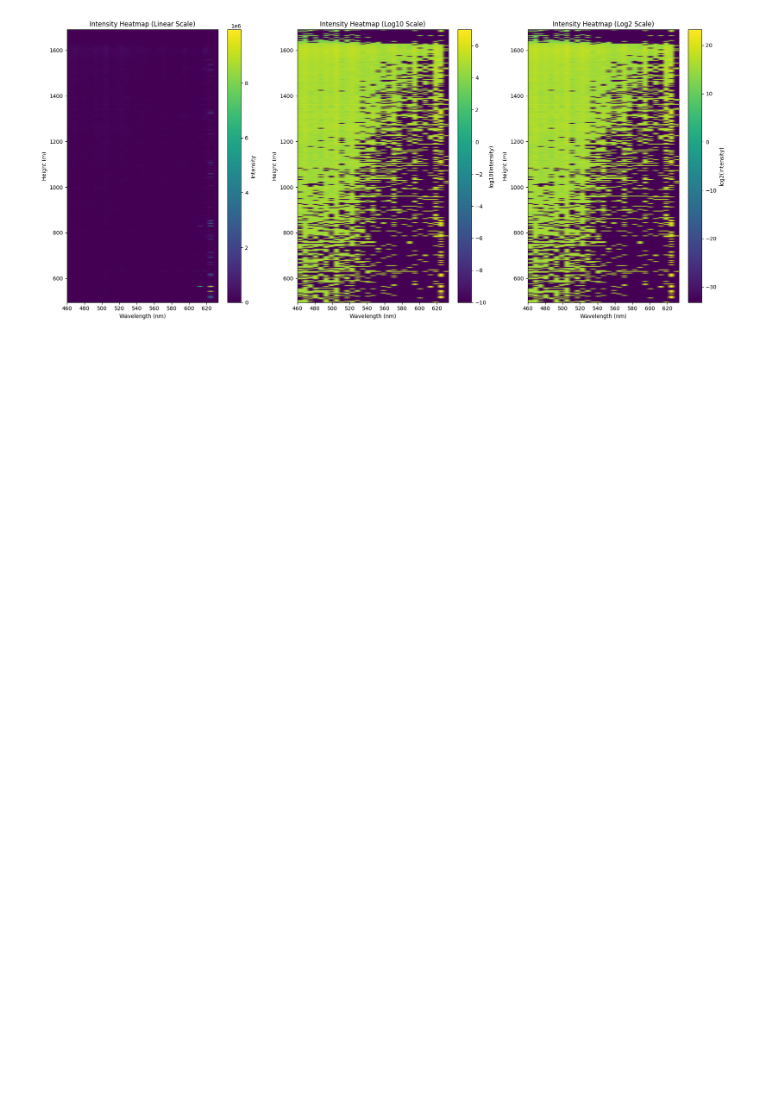
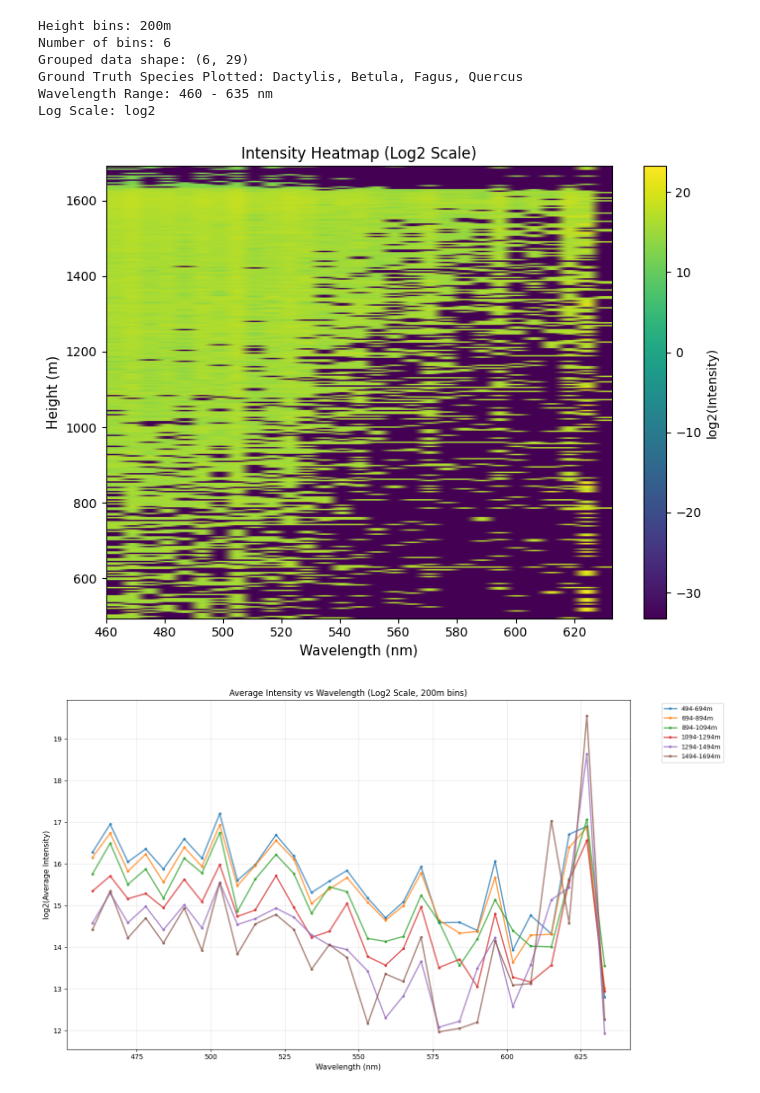
Before and after one commit to PanosGidarakos/RcsClustering, a Jupyter notebook: demo_notebook.ipynb, the cells around one changed output. Cells and saved outputs as stored; diff of their text form; code cells hidden in the pictures; blank space fills up the shorter version.

```diff
--- a/demo_notebook.ipynb
+++ b/demo_notebook.ipynb
@@ -9,33 +4,32 @@ lidar_data=lidar_data.iloc[0:330]
+# %%
+lidar_data=read_lidar_data("./lidar_data/29/RCS_2905_023651.xlsx")
+lidar_data=lidar_data.iloc[0:330]
+# lidar_data = lidar_data.drop(columns=[627,615], axis=1)
+
+
+betula = pd.read_excel("./groundtruth_data/betula_unnormalized.xlsx", header=None)
+fagus = pd.read_excel("./groundtruth_data/fagus_unnormalized.xlsx", header=None)
+quercus = pd.read_excel("./groundtruth_data/quercus_unnormalized.xlsx", header=None)
+dactylis = pd.read_excel("./groundtruth_data/dactylis_unnormalized.xlsx", header=None)
+
+# Create datasets dictionary
+datasets = {
+    'Dactylis': dactylis,
+    'Betula': betula,
+    'Fagus': fagus,
+    'Quercus': quercus
+}
 # %%
-# 2. Heatmap showing intensity vs height and wavelength
-fig, (ax1, ax2, ax3) = plt.subplots(1, 3, figsize=(18, 8))
-
-# Linear scale heatmap
-im1 = ax1.imshow(lidar_data.values, aspect='auto', cmap='viridis',
-                 extent=[lidar_data.columns.min(), lidar_data.columns.max(), lidar_data.index.min(), lidar_data.index.max()])
-ax1.set_xlabel('Wavelength (nm)')
-ax1.set_ylabel('Height (m)')
-ax1.set_title('Intensity Heatmap (Linear Scale)')
-plt.colorbar(im1, ax=ax1, label='Intensity')
-
-# Log scale heatmap (add small value to avoid log(0))
-log_data = np.log10(lidar_data.values + 1e-10)
-im2 = ax2.imshow(log_data, aspect='auto', cmap='viridis',
-                 extent=[lidar_data.columns.min(), lidar_data.columns.max(), lidar_data.index.min(), lidar_data.index.max()])
-ax2.set_xlabel('Wavelength (nm)')
-ax2.set_ylabel('Height (m)')
-ax2.set_title('Intensity Heatmap (Log10 Scale)')
-plt.colorbar(im2, ax=ax2, label='log10(Intensity)')
-
-log_data = np.log2(lidar_data.values + 1e-10)
-im3 = ax3.imshow(log_data, aspect='auto', cmap='viridis',
-                 extent=[lidar_data.columns.min(), lidar_data.columns.max(), lidar_data.index.min(), lidar_data.index.max()])
-ax3.set_xlabel('Wavelength (nm)')
-ax3.set_ylabel('Height (m)')
-ax3.set_title('Intensity Heatmap (Log2 Scale)')
-plt.colorbar(im3, ax=ax3, label='log2(Intensity)')
-
-plt.tight_layout()
+plot_lidar_heatmap(lidar_data, log_scale='log2')
+fig, grouped = plot_height_binned_lidar(lidar_data, bin_size=200, log_scale='log2')
+fig = plot_groundtruth_spectra(datasets, wavelength_range=(460, 635), log_scale='log2')
 plt.show()
 # %% [output]
+Height bins: 200m
+Number of bins: 6
+Grouped data shape: (6, 29)
+Ground Truth Species Plotted: Dactylis, Betula, Fagus, Quercus
+Wavelength Range: 460 - 635 nm
+Log Scale: log2
-[figure, old version]
+[figure, new version]
+[figure, added]
```
Also changed, not shown: parts of 3 cells of this notebook, 2 other files.
